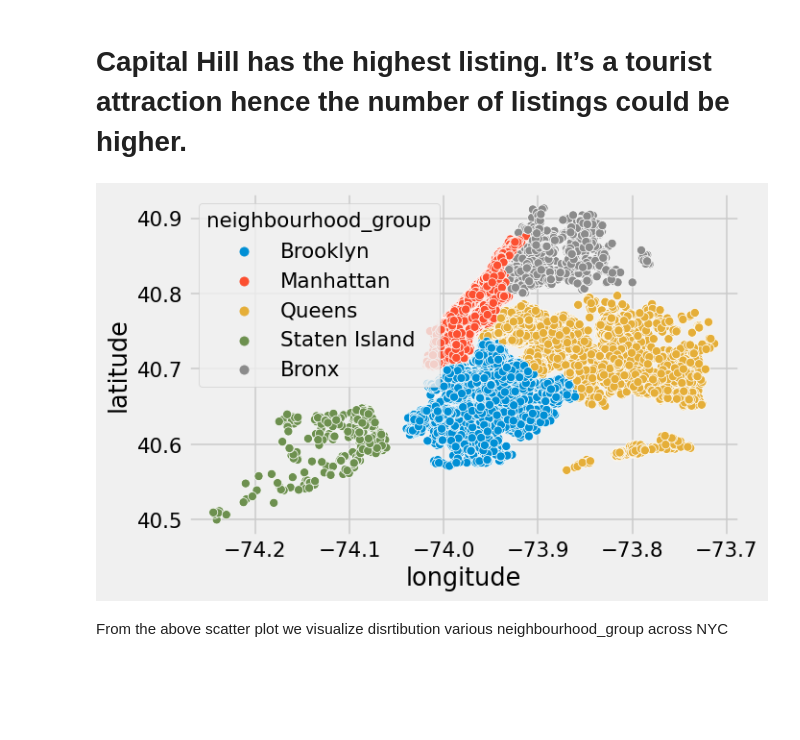
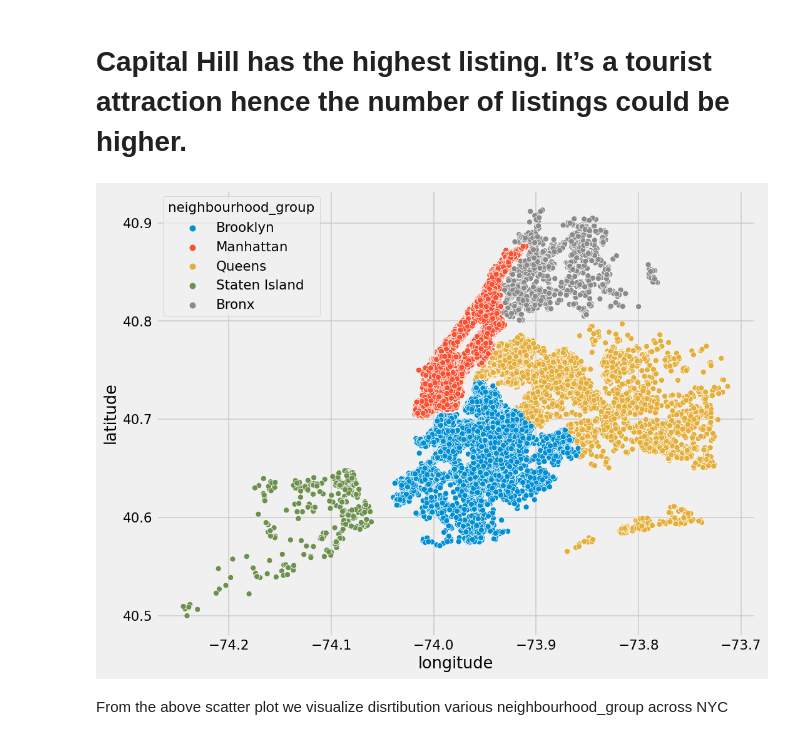
Before and after one commit to nishigandha2/airbnb-booking-analysis, a Jupyter notebook: AIRBNB_.ipynb, the cells around one changed output. Drawn from its saved outputs; the diff is of its cells as text; code cells hidden in the pictures; blank space fills up the shorter version.

```diff
--- a/AIRBNB_.ipynb
+++ b/AIRBNB_.ipynb
@@ -59,0 +113,2 @@ airbnb_df.head()
+# %%
+airbnb_df.reviews_per_month.fillna(0, inplace=True)
@@ -59,0 +119,2 @@ airbnb_df.head()
+# %%
+airbnb_df= airbnb_df.drop(['last_review'],axis=1)
@@ -122,6 +169,0 @@ Now, we drop unnecessary columns such as id, host_name, last_review.
-# %%
-#drop the value which are not required
-airbnb_df.drop(['id','host_name','last_review'],axis=1,inplace=True)
-# %%
-#filling the Nan value with zero
-airbnb_df.fillna({'reviews_per_month':0},inplace=True)
@@ -192,13 +240,13 @@ plt.show()
 # %%
 #lets visualize distribution of various neighbourhood group acroess NYC
 import seaborn as sns
 import matplotlib.pyplot as plt
-plt.figure(figsize=(6,4), dpi = 110)
+plt.figure(figsize=(10,8), dpi = 110)
 sns.scatterplot(airbnb_df.longitude,airbnb_df.latitude,hue=airbnb_df.neighbourhood_group
 )
 plt.ioff()
 # %% [output]
-[figure, old version]
+[figure, new version]
 # %% [markdown]
 From the above scatter plot we visualize disrtibution various neighbourhood_group across NYC
 # %%
```
Also changed, not shown: parts of 34 cells of this notebook.
